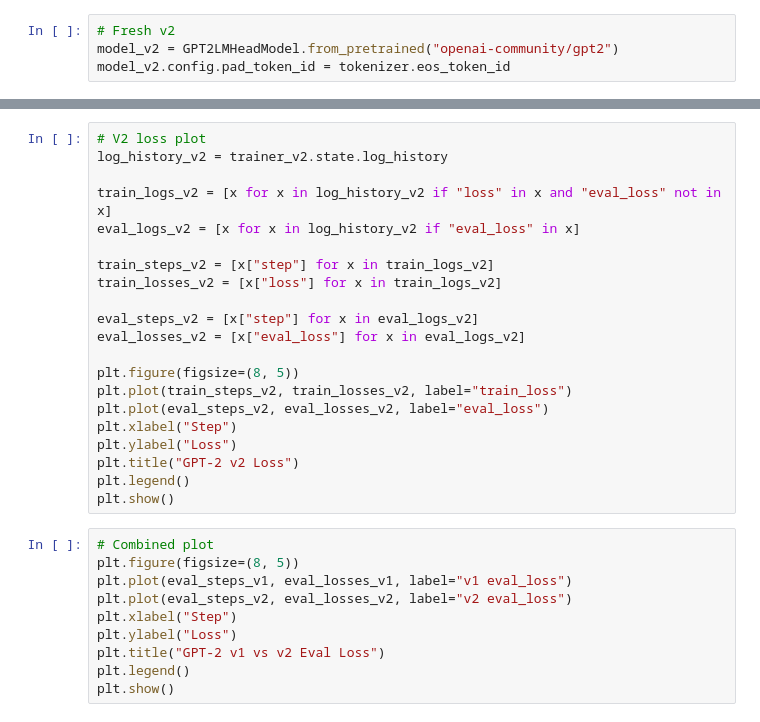
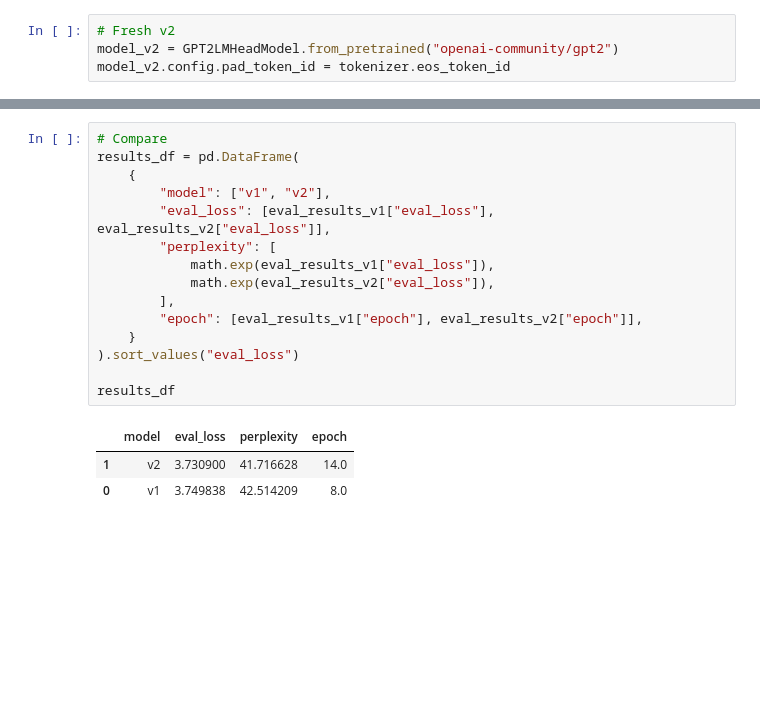
Before and after one commit to jarrenseson/ICS435Assignment4, a Jupyter notebook: assignment4part2.ipynb, the cells around one changed output, grey strips where cells are left out. Drawn from its saved outputs; the diff is of its cells as text; blank space fills up the shorter version.

```diff
--- a/assignment4part2.ipynb
+++ b/assignment4part2.ipynb
@@ -295,31 +329,19 @@ plt.show()
-# %%
-# V2 loss plot
-log_history_v2 = trainer_v2.state.log_history
-
-train_logs_v2 = [x for x in log_history_v2 if "loss" in x and "eval_loss" not in x]
-eval_logs_v2 = [x for x in log_history_v2 if "eval_loss" in x]
-
-train_steps_v2 = [x["step"] for x in train_logs_v2]
-train_losses_v2 = [x["loss"] for x in train_logs_v2]
-
-eval_steps_v2 = [x["step"] for x in eval_logs_v2]
-eval_losses_v2 = [x["eval_loss"] for x in eval_logs_v2]
-
-plt.figure(figsize=(8, 5))
-plt.plot(train_steps_v2, train_losses_v2, label="train_loss")
-plt.plot(eval_steps_v2, eval_losses_v2, label="eval_loss")
-plt.xlabel("Step")
-plt.ylabel("Loss")
-plt.title("GPT-2 v2 Loss")
-plt.legend()
-plt.show()
 # %%
-# Combined plot
-plt.figure(figsize=(8, 5))
-plt.plot(eval_steps_v1, eval_losses_v1, label="v1 eval_loss")
-plt.plot(eval_steps_v2, eval_losses_v2, label="v2 eval_loss")
-plt.xlabel("Step")
-plt.ylabel("Loss")
-plt.title("GPT-2 v1 vs v2 Eval Loss")
-plt.legend()
-plt.show()
+# Compare
+results_df = pd.DataFrame(
+    {
+        "model": ["v1", "v2"],
+        "eval_loss": [eval_results_v1["eval_loss"], eval_results_v2["eval_loss"]],
+        "perplexity": [
+            math.exp(eval_results_v1["eval_loss"]),
+            math.exp(eval_results_v2["eval_loss"]),
+        ],
+        "epoch": [eval_results_v1["epoch"], eval_results_v2["epoch"]],
+    }
+).sort_values("eval_loss")
+
+results_df
+# %% [output]
+|  | model | eval_loss | perplexity | epoch |
+| 1 | v2 | 3.730900 | 41.716628 | 14.0 |
+| 0 | v1 | 3.749838 | 42.514209 | 8.0 |
```
Also changed, not shown: parts of 13 cells of this notebook, 1 other file.
